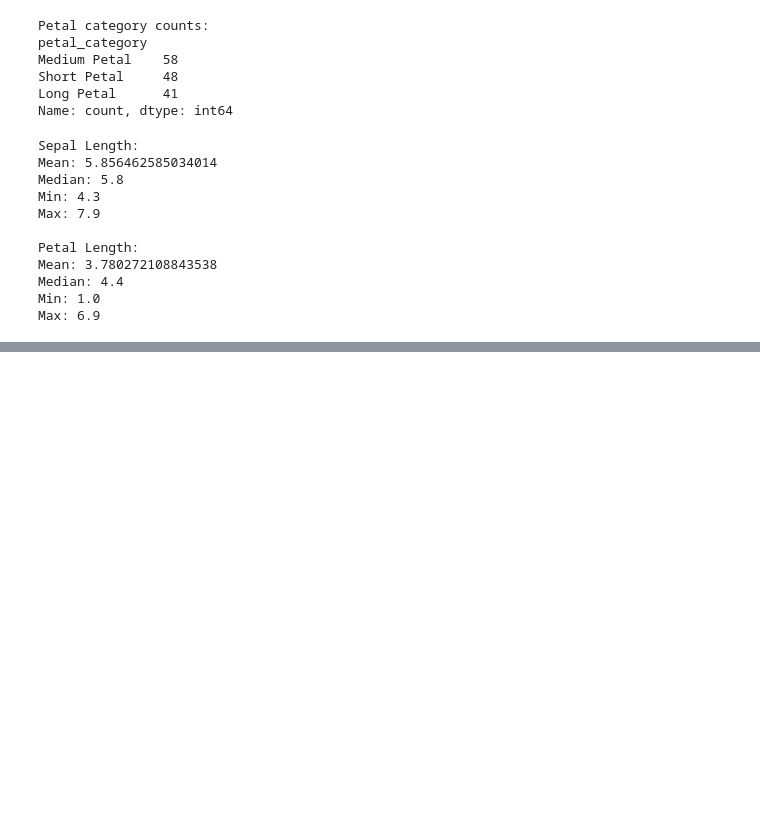
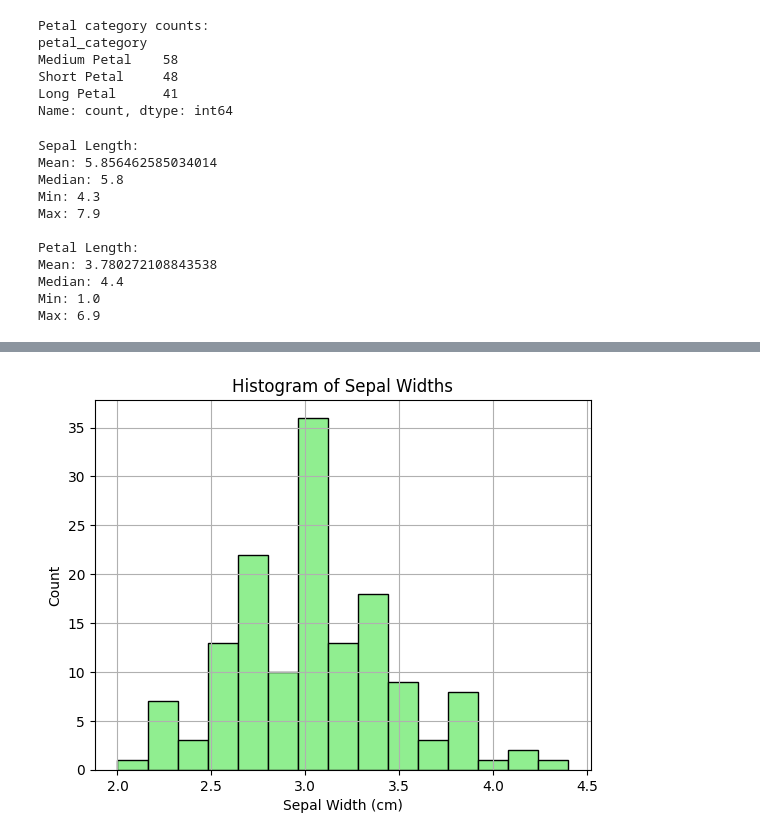
Before and after one commit to DavisReinhard/iris-analysis-group1, a Jupyter notebook: iris_project.ipynb, the cells around one changed output, grey strips where cells are left out. Drawn from its saved outputs; the diff is of its cells as text; code cells hidden in the pictures; blank space fills up the shorter version.

```diff
--- a/iris_project.ipynb
+++ b/iris_project.ipynb
@@ -267,0 +297,8 @@ Max: 6.9
+# %%
+df["sepal_width"].hist(bins=15, edgecolor="black", color="lightgreen")
+plt.title("Histogram of Sepal Widths")
+plt.xlabel("Sepal Width (cm)")
+plt.ylabel("Count")
+plt.show()
+# %% [output]
+[figure, added]
```
Also changed, not shown: parts of 15 cells of this notebook.
